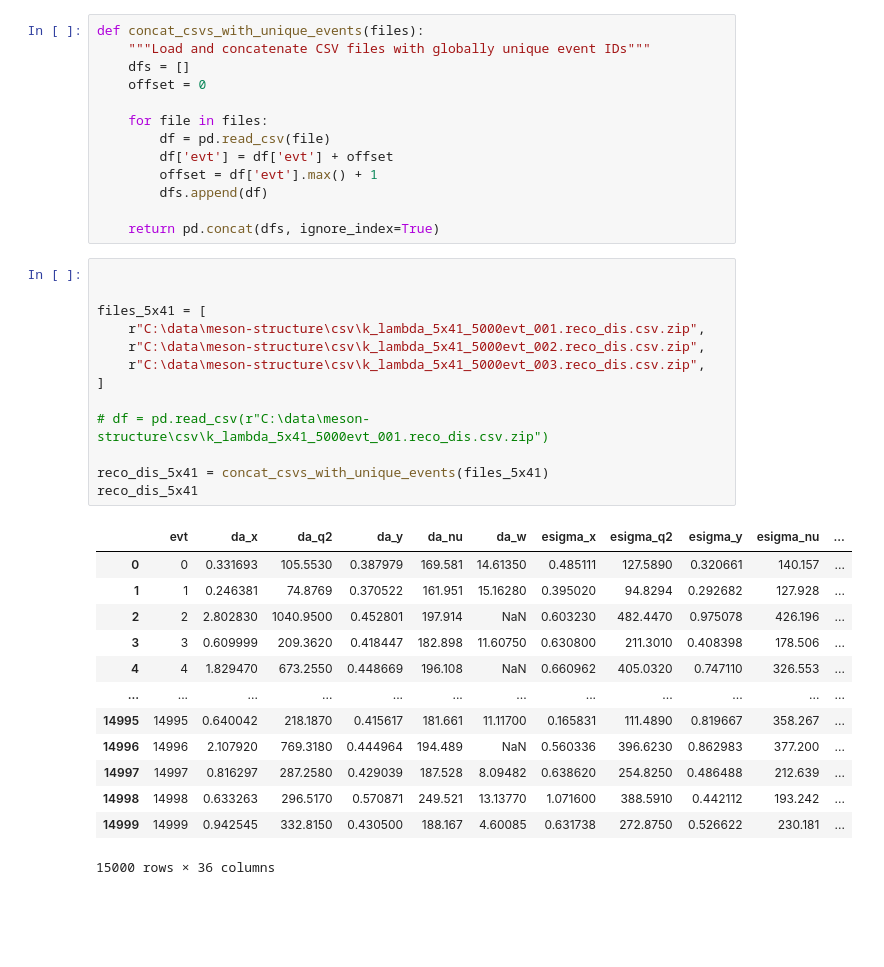
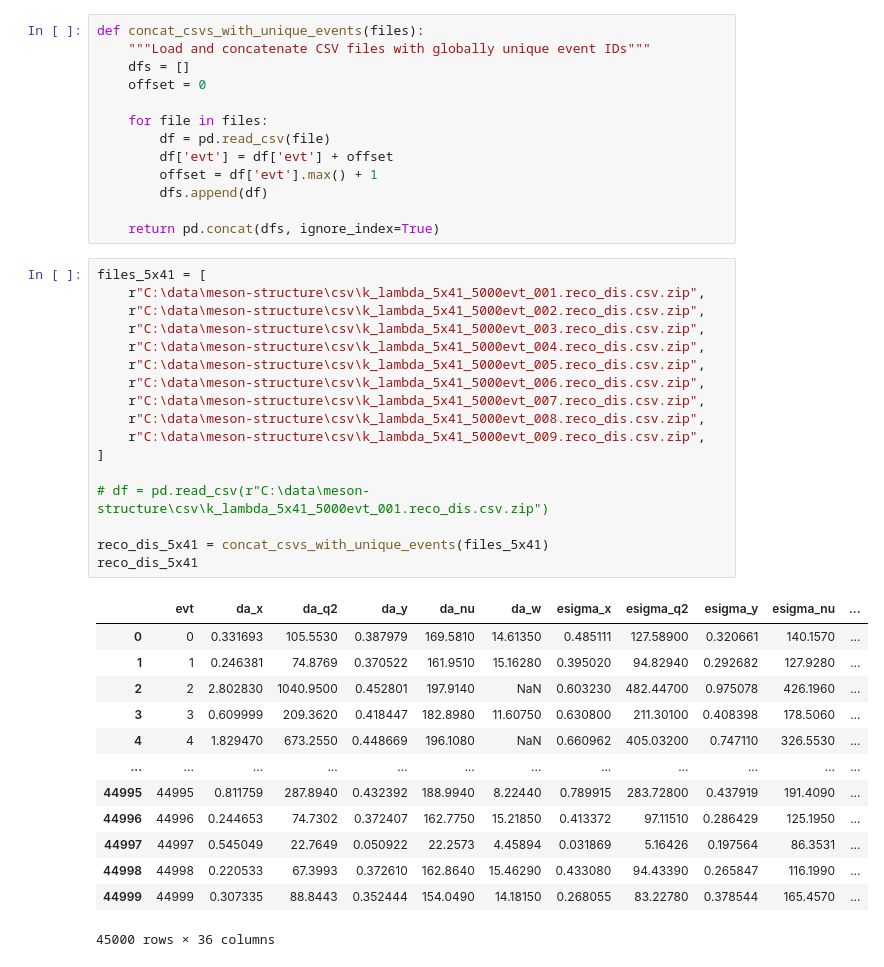
Before and after one commit to JeffersonLab/meson-structure, a Jupyter notebook: tutorials/py_csv_01_lambda.ipynb, the cells around one changed output. Drawn from its saved outputs; the diff is of its cells as text; blank space fills up the shorter version.

Commit message:
FF Lambdas script

```diff
--- a/tutorials/py_csv_01_lambda.ipynb
+++ b/tutorials/py_csv_01_lambda.ipynb
@@ -53,29 +53,33 @@ def concat_csvs_with_unique_events(files):
 
     return pd.concat(dfs, ignore_index=True)
 # %%
-
-
 files_5x41 = [
     r"C:\data\meson-structure\csv\k_lambda_5x41_5000evt_001.reco_dis.csv.zip",
     r"C:\data\meson-structure\csv\k_lambda_5x41_5000evt_002.reco_dis.csv.zip",
     r"C:\data\meson-structure\csv\k_lambda_5x41_5000evt_003.reco_dis.csv.zip",
+    r"C:\data\meson-structure\csv\k_lambda_5x41_5000evt_004.reco_dis.csv.zip",
+    r"C:\data\meson-structure\csv\k_lambda_5x41_5000evt_005.reco_dis.csv.zip",
+    r"C:\data\meson-structure\csv\k_lambda_5x41_5000evt_006.reco_dis.csv.zip",
+    r"C:\data\meson-structure\csv\k_lambda_5x41_5000evt_007.reco_dis.csv.zip",
+    r"C:\data\meson-structure\csv\k_lambda_5x41_5000evt_008.reco_dis.csv.zip",
+    r"C:\data\meson-structure\csv\k_lambda_5x41_5000evt_009.reco_dis.csv.zip",
 ]
 
 # df = pd.read_csv(r"C:\data\meson-structure\csv\k_lambda_5x41_5000evt_001.reco_dis.csv.zip")
 
 reco_dis_5x41 = concat_csvs_with_unique_events(files_5x41)
 reco_dis_5x41
 # %% [output]
 |  | evt | da_x | da_q2 | da_y | da_nu | da_w | esigma_x | esigma_q2 | esigma_y | esigma_nu | ... |
-| 0 | 0 | 0.331693 | 105.5530 | 0.387979 | 169.581 | 14.61350 | 0.485111 | 127.5890 | 0.320661 | 140.157 | ... |
-| 1 | 1 | 0.246381 | 74.8769 | 0.370522 | 161.951 | 15.16280 | 0.395020 | 94.8294 | 0.292682 | 127.928 | ... |
-| 2 | 2 | 2.802830 | 1040.9500 | 0.452801 | 197.914 | NaN | 0.603230 | 482.4470 | 0.975078 | 426.196 | ... |
-| 3 | 3 | 0.609999 | 209.3620 | 0.418447 | 182.898 | 11.60750 | 0.630800 | 211.3010 | 0.408398 | 178.506 | ... |
-| 4 | 4 | 1.829470 | 673.2550 | 0.448669 | 196.108 | NaN | 0.660962 | 405.0320 | 0.747110 | 326.553 | ... |
+| 0 | 0 | 0.331693 | 105.5530 | 0.387979 | 169.5810 | 14.61350 | 0.485111 | 127.58900 | 0.320661 | 140.1570 | ... |
+| 1 | 1 | 0.246381 | 74.8769 | 0.370522 | 161.9510 | 15.16280 | 0.395020 | 94.82940 | 0.292682 | 127.9280 | ... |
+| 2 | 2 | 2.802830 | 1040.9500 | 0.452801 | 197.9140 | NaN | 0.603230 | 482.44700 | 0.975078 | 426.1960 | ... |
+| 3 | 3 | 0.609999 | 209.3620 | 0.418447 | 182.8980 | 11.60750 | 0.630800 | 211.30100 | 0.408398 | 178.5060 | ... |
+| 4 | 4 | 1.829470 | 673.2550 | 0.448669 | 196.1080 | NaN | 0.660962 | 405.03200 | 0.747110 | 326.5530 | ... |
 | ... | ... | ... | ... | ... | ... | ... | ... | ... | ... | ... | ... |
-| 14995 | 14995 | 0.640042 | 218.1870 | 0.415617 | 181.661 | 11.11700 | 0.165831 | 111.4890 | 0.819667 | 358.267 | ... |
-| 14996 | 14996 | 2.107920 | 769.3180 | 0.444964 | 194.489 | NaN | 0.560336 | 396.6230 | 0.862983 | 377.200 | ... |
-| 14997 | 14997 | 0.816297 | 287.2580 | 0.429039 | 187.528 | 8.09482 | 0.638620 | 254.8250 | 0.486488 | 212.639 | ... |
-| 14998 | 14998 | 0.633263 | 296.5170 | 0.570871 | 249.521 | 13.13770 | 1.071600 | 388.5910 | 0.442112 | 193.242 | ... |
-| 14999 | 14999 | 0.942545 | 332.8150 | 0.430500 | 188.167 | 4.60085 | 0.631738 | 272.8750 | 0.526622 | 230.181 | ... |
+| 44995 | 44995 | 0.811759 | 287.8940 | 0.432392 | 188.9940 | 8.22440 | 0.789915 | 283.72800 | 0.437919 | 191.4090 | ... |
+| 44996 | 44996 | 0.244653 | 74.7302 | 0.372407 | 162.7750 | 15.21850 | 0.413372 | 97.11510 | 0.286429 | 125.1950 | ... |
+| 44997 | 44997 | 0.545049 | 22.7649 | 0.050922 | 22.2573 | 4.45894 | 0.031869 | 5.16426 | 0.197564 | 86.3531 | ... |
+| 44998 | 44998 | 0.220533 | 67.3993 | 0.372610 | 162.8640 | 15.46290 | 0.433080 | 94.43390 | 0.265847 | 116.1990 | ... |
+| 44999 | 44999 | 0.307335 | 88.8443 | 0.352444 | 154.0490 | 14.18150 | 0.268055 | 83.22780 | 0.378544 | 165.4570 | ... |
-15000 rows × 36 columns
+45000 rows × 36 columns
```
Also changed, not shown: parts of 1 cell of this notebook, 2 other files.
